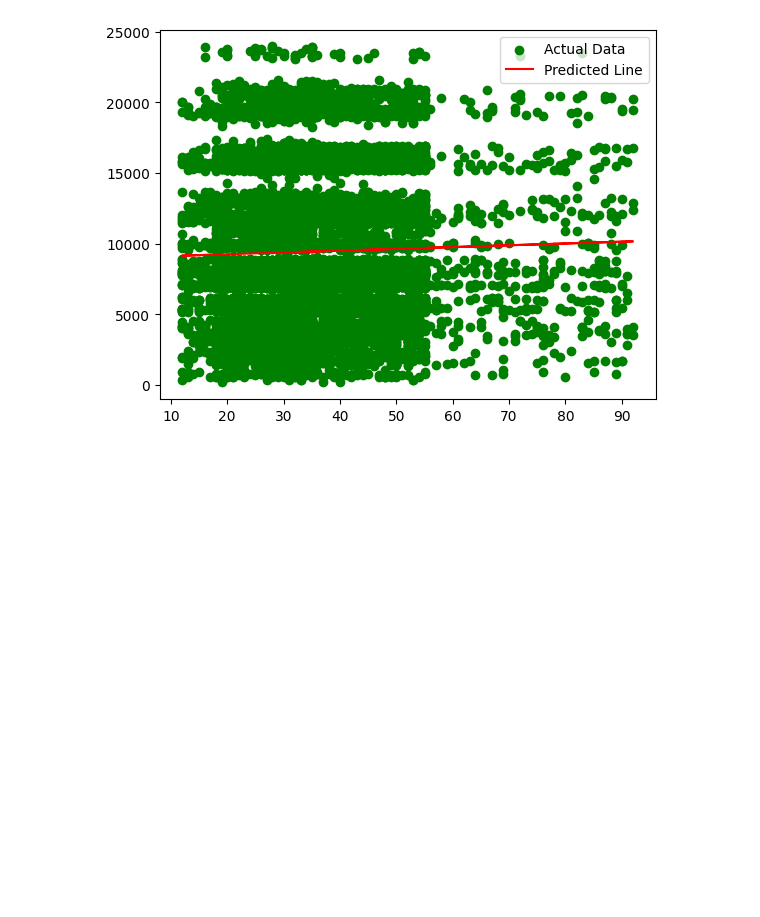
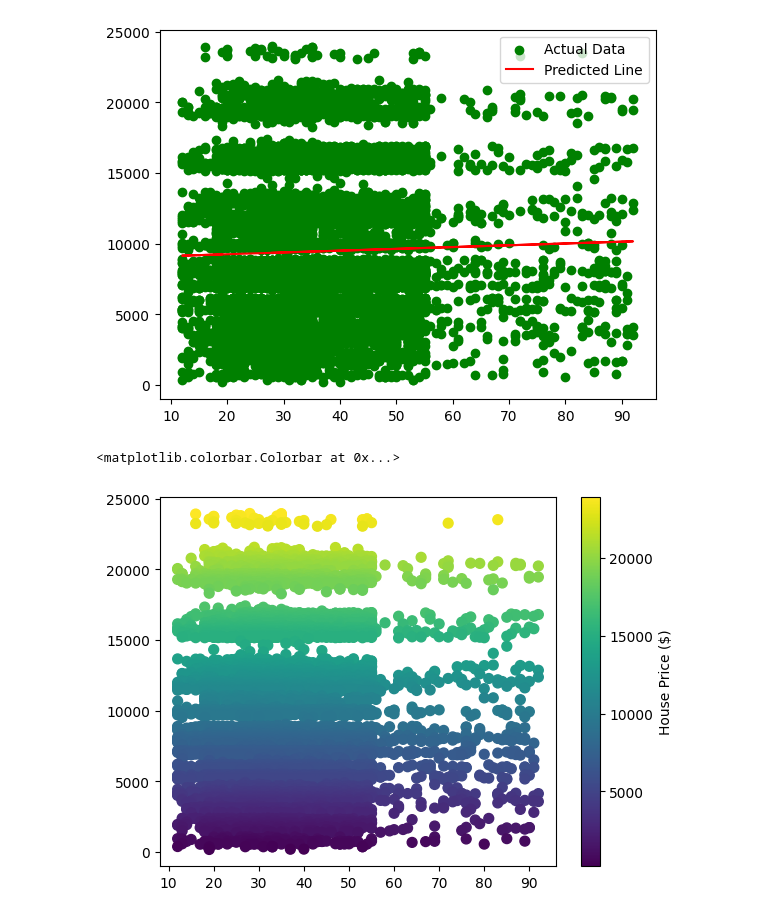
Before and after one commit to ady-31/Workshope, a Jupyter notebook: Linear Regression.ipynb, the cells around one changed output. Cells and saved outputs as stored; diff of their text form; code cells hidden in the pictures; blank space fills up the shorter version.

```diff
--- a/Linear Regression.ipynb
+++ b/Linear Regression.ipynb
@@ -66,3 +66,9 @@ plt.legend()
 # %% [output]
 <matplotlib.legend.Legend at 0x...>
 [figure]
+# %%
+plt.scatter(Age, Amount, c=Amount, cmap='viridis', marker='o', s=50, label="Actual Data")
+plt.colorbar(label='House Price ($)')  # Add color bar if using color mapping
+# %% [output]
+<matplotlib.colorbar.Colorbar at 0x...>
+[figure, added]
```
Also changed, not shown: parts of 1 cell of this notebook.
